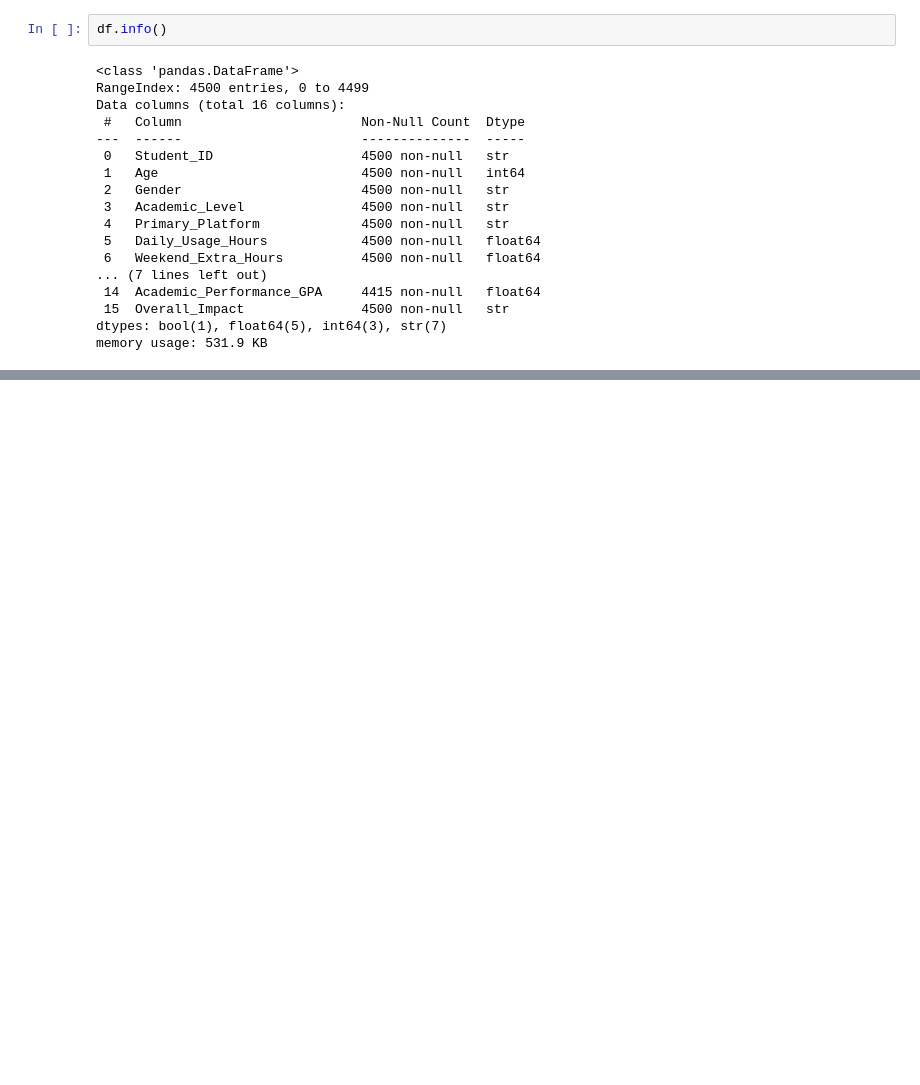
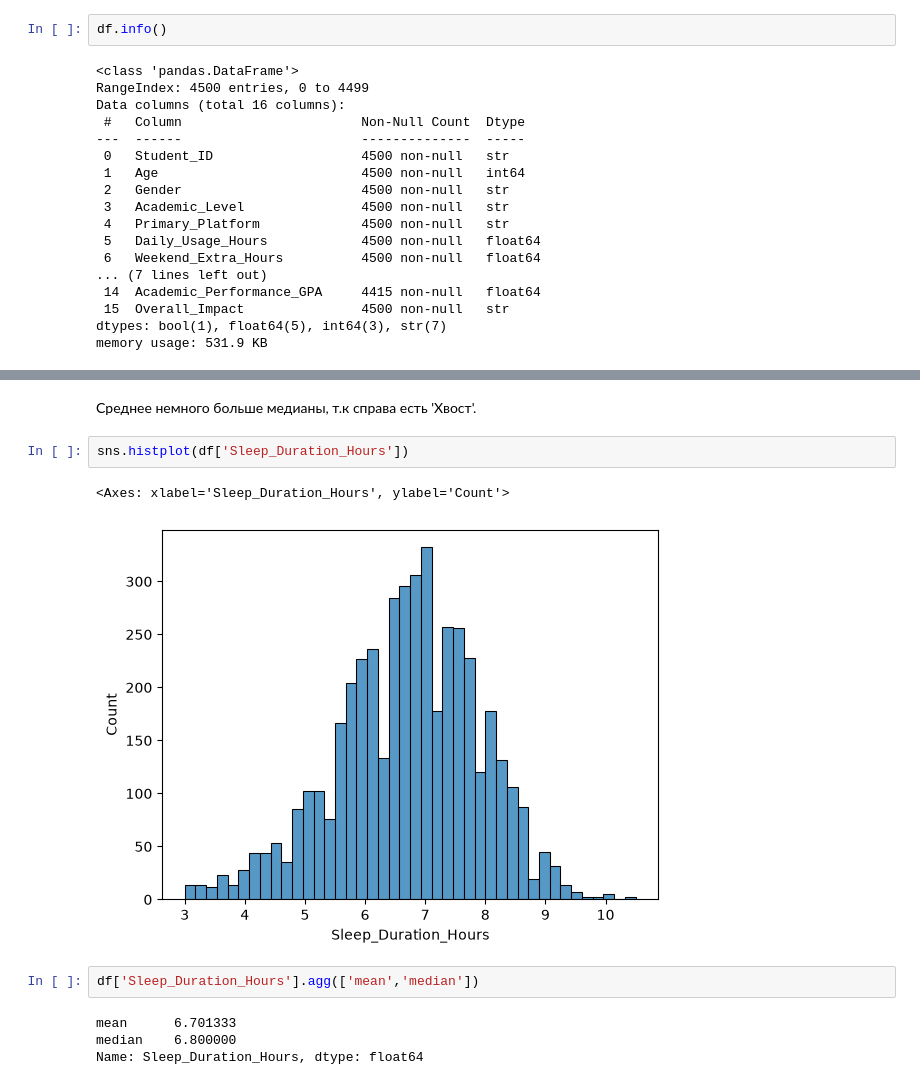
Before and after one commit to novikovmat/social-media-analysis, a Jupyter notebook: SocialMediaAnalysis.ipynb, the cells around one changed output, grey strips where cells are left out. Cells and saved outputs as stored; diff of their text form; blank space fills up the shorter version.

```diff
--- a/SocialMediaAnalysis.ipynb
+++ b/SocialMediaAnalysis.ipynb
@@ -86,0 +100,13 @@ Name: Academic_Performance_GPA, dtype: float64
+# %% [markdown]
+Среднее немного больше медианы, т.к справа есть 'Хвост'.
+# %%
+sns.histplot(df['Sleep_Duration_Hours'])
+# %% [output]
+<Axes: xlabel='Sleep_Duration_Hours', ylabel='Count'>
+[figure, added]
+# %%
+df['Sleep_Duration_Hours'].agg(['mean','median'])
+# %% [output]
+mean      6.701333
+median    6.800000
+Name: Sleep_Duration_Hours, dtype: float64
```
Also changed, not shown: parts of 10 cells of this notebook.
